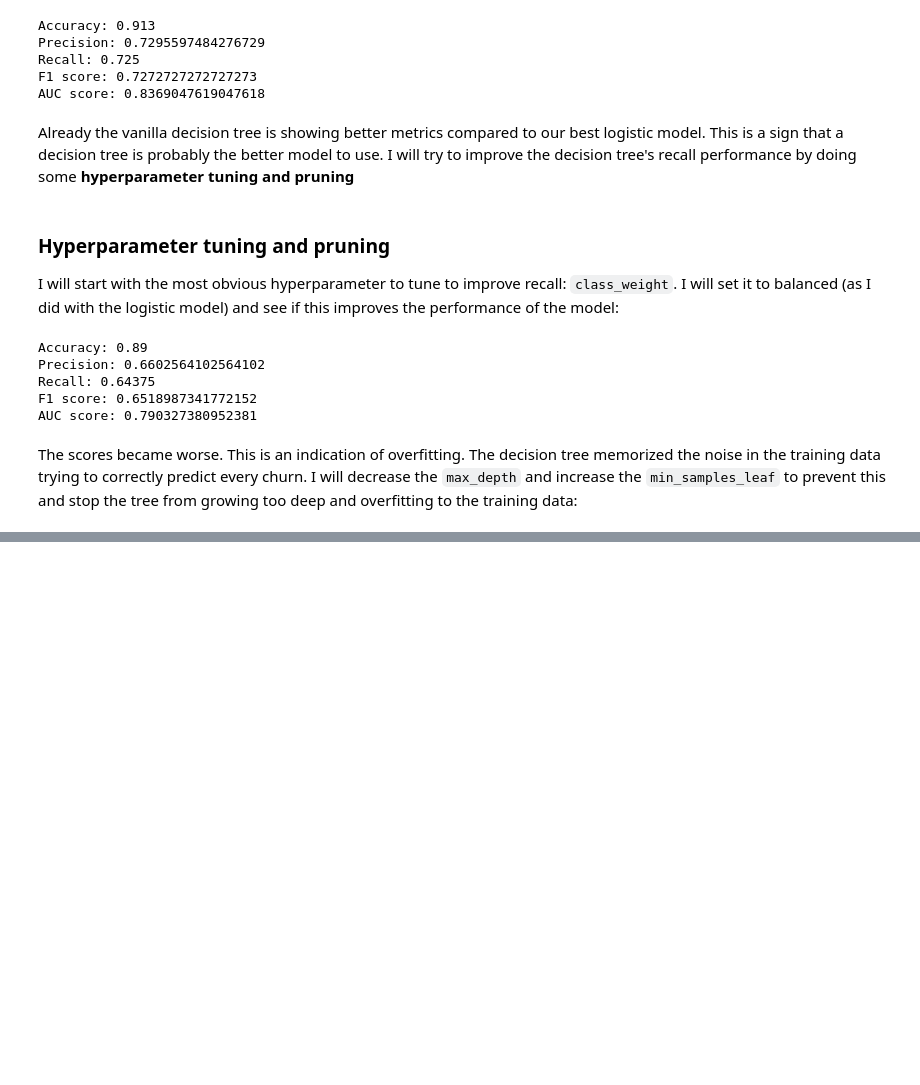
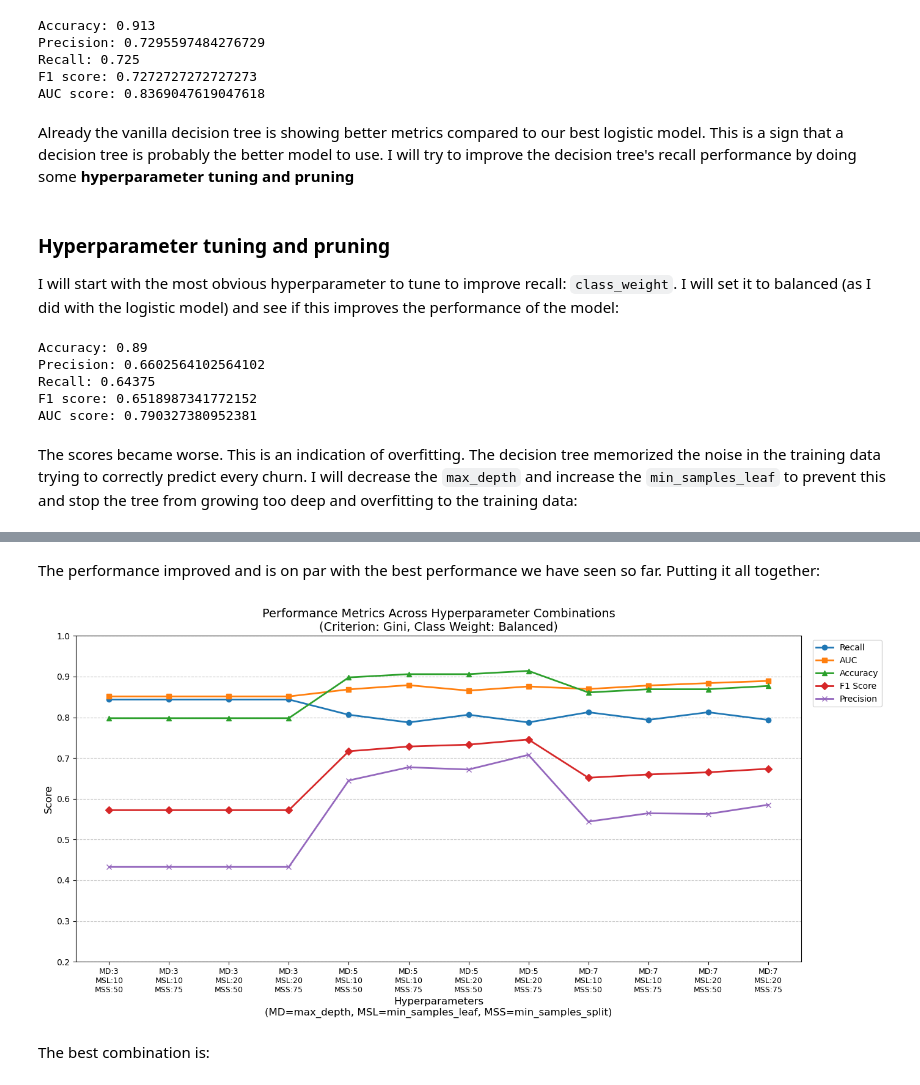
Before and after one commit to NgundoMuithya/SyriaTel_Customer_Churn, a Jupyter notebook: notebook.ipynb, the cells around one changed output, grey strips where cells are left out. Drawn from its saved outputs; the diff is of its cells as text; code cells hidden in the pictures; blank space fills up the shorter version.

Commit message:
Found the best decision tree classifier and began model selection

```diff
--- a/notebook.ipynb
+++ b/notebook.ipynb
@@ -740,0 +842,78 @@ The scores became worse. This is an indication of overfitting. The decision tree
+# %% [markdown]
+The performance improved and is on par with the best performance we have seen so far. Putting it all together:
+# %%
+import itertools
+
+# 1. Defined the hyperparameters I want to test
+max_depth_opts = [3, 5, 7]
+min_samples_leaf_opts = [10, 20]
+min_samples_split_opts = [50, 75]
+
+# Use itertools to generate every possible combination of the above lists
+combinations = list(itertools.product(max_depth_opts, min_samples_leaf_opts, min_samples_split_opts))
+
+# 2. Set up dictionaries to store the calculated scores for the plot
+results = {
+    'Labels': [], 'Accuracy': [], 'Precision': [],
+    'Recall': [], 'F1 Score': [], 'AUC': []
+}
+
+# 3. Loop through every hyperparameter combination
+for md, msl, mss in combinations:
+    # Create a clean label for the X-axis of the plot
+    label = f"MD:{md}\nMSL:{msl}\nMSS:{mss}"
+    results['Labels'].append(label)
+
+    # Instantiated and trained the model with the current loop's hyperparams
+    dt = DecisionTreeClassifier(
+        criterion='gini',
+        class_weight='balanced',
+        max_depth=md,
+        min_samples_leaf=msl,
+        min_samples_split=mss,
+        random_state=2026
+    )
+    dt.fit(X_train_preprocessed, y_train)
+
+    # Predict classes and probabilities
+    y_pred = dt.predict(X_test_preprocessed)
+    y_prob = dt.predict_proba(X_test_preprocessed)[:, 1]
+
+    # Store the metrics
+    results['Accuracy'].append(accuracy_score(y_test, y_pred))
+    results['Precision'].append(precision_score(y_test, y_pred))
+    results['Recall'].append(recall_score(y_test, y_pred))
+    results['F1 Score'].append(f1_score(y_test, y_pred))
+    results['AUC'].append(roc_auc_score(y_test, y_prob))
+
+# 4. Create the plot
+plt.figure(figsize=(14, 7))
+
+x = np.arange(len(combinations))
+
+# Plot a line for each metric so we can see how they move together
+plt.plot(x, results['Recall'], marker='o', label='Recall', linewidth=2)
+plt.plot(x, results['AUC'], marker='s', label='AUC', linewidth=2)
+plt.plot(x, results['Accuracy'], marker='^', label='Accuracy', linewidth=2)
+plt.plot(x, results['F1 Score'], marker='D', label='F1 Score', linewidth=2)
+plt.plot(x, results['Precision'], marker='x', label='Precision', linewidth=2)
+
+# 5. Format the chart to make it extremely readable
+plt.title('Performance Metrics Across Hyperparameter Combinations\n(Criterion: Gini, Class Weight: Balanced)', fontsize=14)
+plt.xlabel('Hyperparameters\n(MD=max_depth, MSL=min_samples_leaf, MSS=min_samples_split)', fontsize=12)
+plt.ylabel('Score', fontsize=12)
+
+# Apply the custom combination text to the x-axis ticks
+plt.xticks(x, results['Labels'], fontsize=9)
+plt.ylim(0.2, 1.0) # Set the Y-axis range
+plt.grid(axis='y', linestyle='--', alpha=0.7)
+
+# Move the legend outside the chart area so it doesn't block the lines
+plt.legend(bbox_to_anchor=(1.01, 1), loc='upper left')
+
+plt.tight_layout()
+plt.show()
+# %% [output]
+[figure, added]
+# %% [markdown]
+The best combination is:
```
Also changed, not shown: parts of 9 cells of this notebook.
